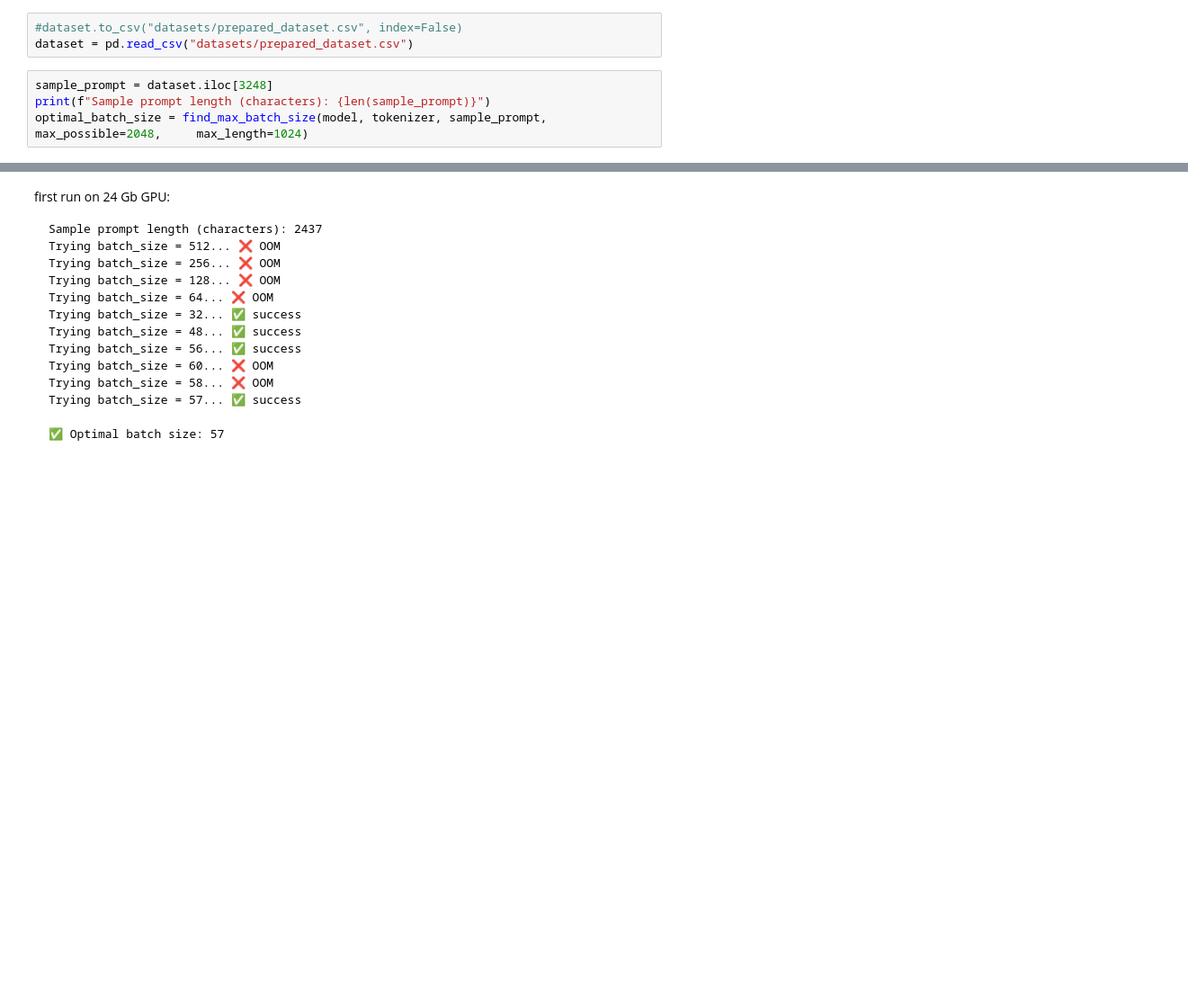
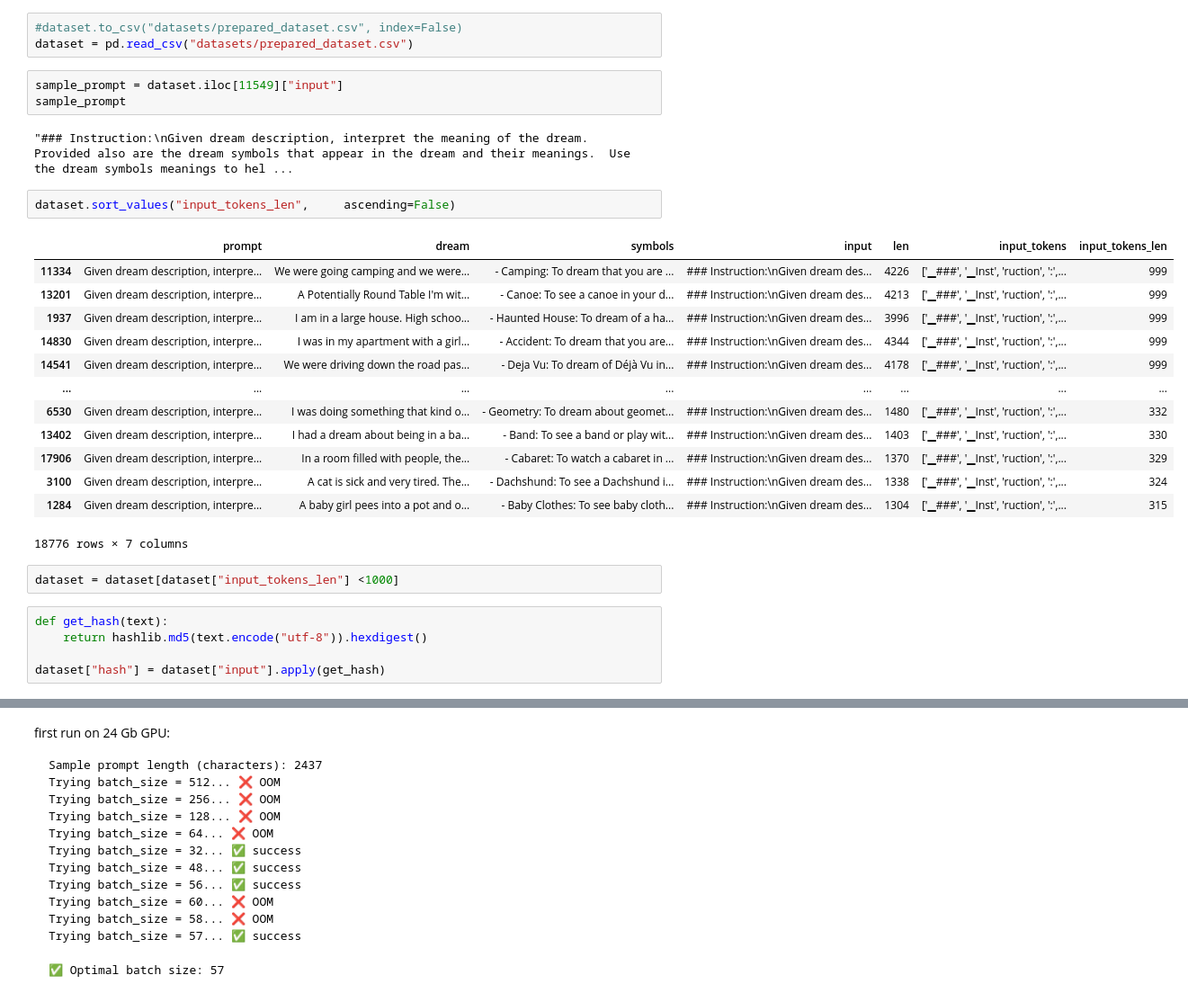
Before and after one commit to Barack-Samuni/Dream-Interpreter, a Jupyter notebook: Dream-Interpreter.ipynb, the cells around one changed output, grey strips where cells are left out. Shown at 90% size. Drawn from its saved outputs; the diff is of its cells as text; blank space fills up the shorter version.

```diff
--- a/Dream-Interpreter.ipynb
+++ b/Dream-Interpreter.ipynb
@@ -137,6 +140,30 @@ dataset
 #dataset.to_csv("datasets/prepared_dataset.csv", index=False)
 dataset = pd.read_csv("datasets/prepared_dataset.csv")
 # %%
-sample_prompt = dataset.iloc[3248]
-print(f"Sample prompt length (characters): {len(sample_prompt)}")
-optimal_batch_size = find_max_batch_size(model, tokenizer, sample_prompt,   max_possible=2048,     max_length=1024)
+sample_prompt = dataset.iloc[11549]["input"]
+sample_prompt
+# %% [output]
+"### Instruction:\nGiven dream description, interpret the meaning of the dream.  Provided also are the dream symbols that appear in the dream and their meanings.  Use the dream symbols meanings to hel ...
+# %%
+dataset.sort_values("input_tokens_len",     ascending=False)
+# %% [output]
+|  | prompt | dream | symbols | input | len | input_tokens | input_tokens_len |
+| 11334 | Given dream description, interpre... | We were going camping and we were... | - Camping: To dream that you are ... | ### Instruction:\nGiven dream des... | 4226 | ['▁###', '▁Inst', 'ruction', ':',... | 999 |
+| 13201 | Given dream description, interpre... | A Potentially Round Table I'm wit... | - Canoe: To see a canoe in your d... | ### Instruction:\nGiven dream des... | 4213 | ['▁###', '▁Inst', 'ruction', ':',... | 999 |
+| 1937 | Given dream description, interpre... | I am in a large house. High schoo... | - Haunted House: To dream of a ha... | ### Instruction:\nGiven dream des... | 3996 | ['▁###', '▁Inst', 'ruction', ':',... | 999 |
+| 14830 | Given dream description, interpre... | I was in my apartment with a girl... | - Accident: To dream that you are... | ### Instruction:\nGiven dream des... | 4344 | ['▁###', '▁Inst', 'ruction', ':',... | 999 |
+| 14541 | Given dream description, interpre... | We were driving down the road pas... | - Deja Vu: To dream of Déjà Vu in... | ### Instruction:\nGiven dream des... | 4178 | ['▁###', '▁Inst', 'ruction', ':',... | 999 |
+| ... | ... | ... | ... | ... | ... | ... | ... |
+| 6530 | Given dream description, interpre... | I was doing something that kind o... | - Geometry: To dream about geomet... | ### Instruction:\nGiven dream des... | 1480 | ['▁###', '▁Inst', 'ruction', ':',... | 332 |
+| 13402 | Given dream description, interpre... | I had a dream about being in a ba... | - Band: To see a band or play wit... | ### Instruction:\nGiven dream des... | 1403 | ['▁###', '▁Inst', 'ruction', ':',... | 330 |
+| 17906 | Given dream description, interpre... | In a room filled with people, the... | - Cabaret: To watch a cabaret in ... | ### Instruction:\nGiven dream des... | 1370 | ['▁###', '▁Inst', 'ruction', ':',... | 329 |
+| 3100 | Given dream description, interpre... | A cat is sick and very tired. The... | - Dachshund: To see a Dachshund i... | ### Instruction:\nGiven dream des... | 1338 | ['▁###', '▁Inst', 'ruction', ':',... | 324 |
+| 1284 | Given dream description, interpre... | A baby girl pees into a pot and o... | - Baby Clothes: To see baby cloth... | ### Instruction:\nGiven dream des... | 1304 | ['▁###', '▁Inst', 'ruction', ':',... | 315 |
+18776 rows × 7 columns
+# %%
+dataset = dataset[dataset["input_tokens_len"] <1000]
+# %%
+def get_hash(text):
+    return hashlib.md5(text.encode("utf-8")).hexdigest()
+
+dataset["hash"] = dataset["input"].apply(get_hash)
```
Also changed, not shown: parts of 7 cells of this notebook, 1 other file.
